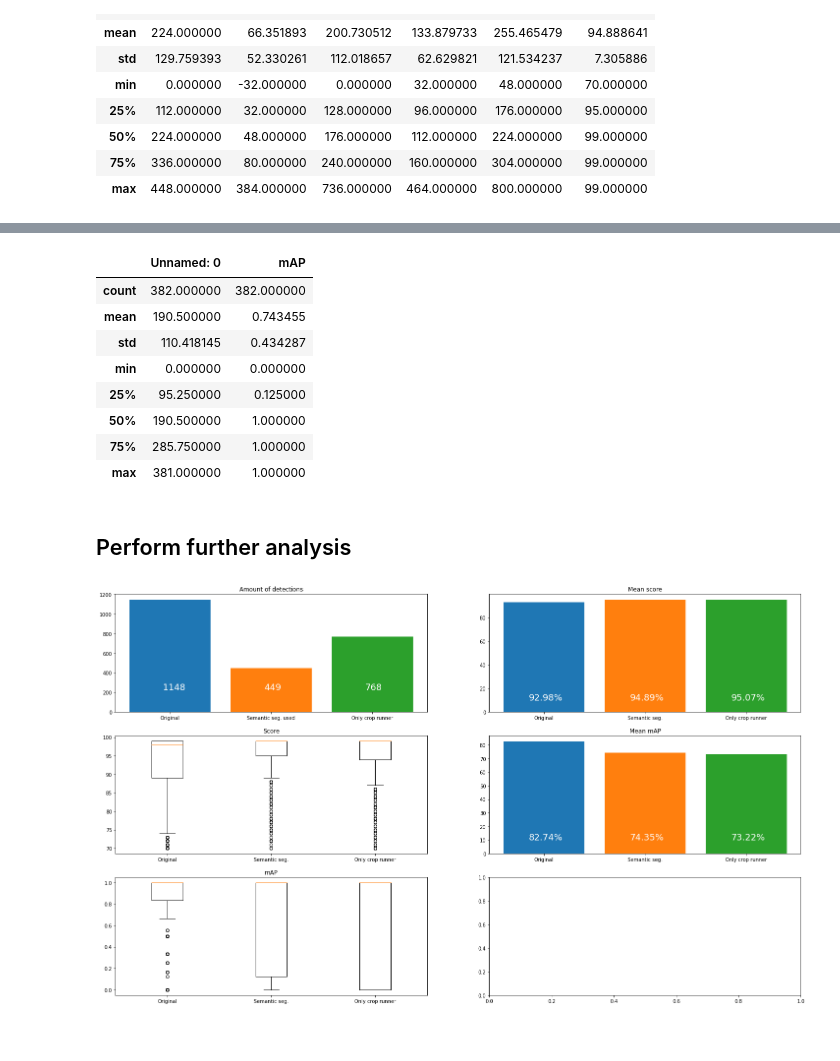
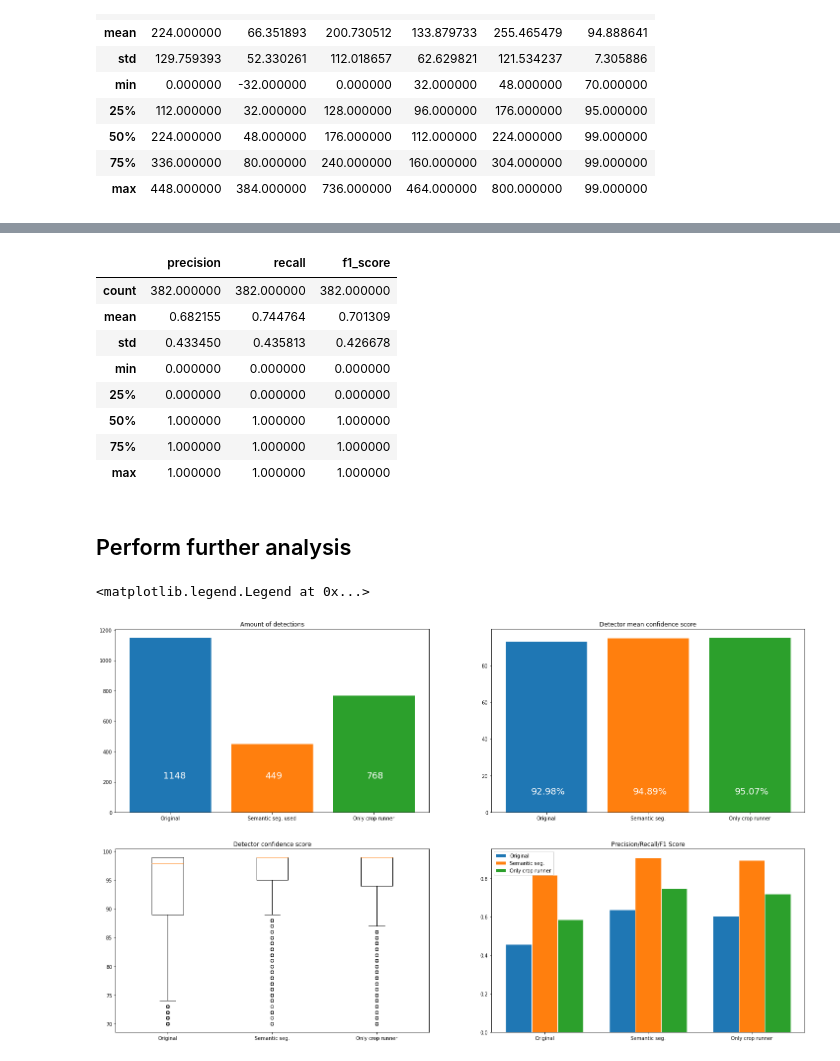
Before and after one commit to darkhorrow/semantic-segmentation-tgc, a Jupyter notebook: faster-rncc/MethodComparison.ipynb, the cells around one changed output, grey strips where cells are left out. Saved outputs shown, nothing was run; the diff lists cells and outputs as text; code cells hidden in the pictures; blank space fills up the shorter version.

Commit message:
Changed comparison results

```diff
--- a/faster-rncc/MethodComparison.ipynb
+++ b/faster-rncc/MethodComparison.ipynb
@@ -12,11 +12,15 @@ Mounted at /content/drive
 # %%
 ORIGINAL_RESULTS = "/content/drive/MyDrive/TFM/comparison_files/original_predictions.csv"
 YOLO_RESULTS = "/content/drive/MyDrive/TFM/comparison_files/people_crop_predictions.csv"
-CROP_RESULTS = "/content/drive/MyDrive/TFM/comparison_files/segmentation_crop_predictions.csv"
+CROP_RESULTS = "/content/drive/MyDrive/TFM/comparison_files/seg_crop_predictions.csv"
 
 ORIGINAL_METRICS = "/content/drive/MyDrive/TFM/comparison_files/original_metrics.csv"
 YOLO_METRICS = "/content/drive/MyDrive/TFM/comparison_files/people_crop_metrics.csv"
-CROP_METRICS = "/content/drive/MyDrive/TFM/comparison_files/segmentation_crop_metrics.csv"
+CROP_METRICS = "/content/drive/MyDrive/TFM/comparison_files/seg_crop_metrics.csv"
+
+ORIGINAL_FINAL_METRICS = "/content/drive/MyDrive/TFM/comparison_files/original_final_metrics.csv"
+YOLO_FINAL_METRICS = "/content/drive/MyDrive/TFM/comparison_files/people_crop_final_metrics.csv"
+CROP_FINAL_METRICS = "/content/drive/MyDrive/TFM/comparison_files/seg_crop_final_metrics.csv"
 # %% [markdown]
 ## Read predictions
 # %%
@@ -32,6 +37,10 @@ crop_df = pd.read_csv(CROP_RESULTS)
 original_metrics_df = pd.read_csv(ORIGINAL_METRICS)
 yolo_metrics_df = pd.read_csv(YOLO_METRICS)
 crop_metrics_df = pd.read_csv(CROP_METRICS)
+
+original_final_metrics_df = pd.read_csv(ORIGINAL_FINAL_METRICS)
+yolo_final_metrics_df = pd.read_csv(YOLO_FINAL_METRICS)
+crop_final_metrics_df = pd.read_csv(CROP_FINAL_METRICS)
 # %%
 original_df.describe()
 # %% [output]
@@ -95,15 +104,15 @@ yolo_metrics_df.describe()
 # %%
 crop_metrics_df.describe()
 # %% [output]
-|  | Unnamed: 0 | mAP |
-| count | 382.000000 | 382.000000 |
-| mean | 190.500000 | 0.743455 |
-| std | 110.418145 | 0.434287 |
-| min | 0.000000 | 0.000000 |
-| 25% | 95.250000 | 0.125000 |
-| 50% | 190.500000 | 1.000000 |
-| 75% | 285.750000 | 1.000000 |
-| max | 381.000000 | 1.000000 |
+|  | precision | recall | f1_score |
+| count | 382.000000 | 382.000000 | 382.000000 |
+| mean | 0.682155 | 0.744764 | 0.701309 |
+| std | 0.433450 | 0.435813 | 0.426678 |
+| min | 0.000000 | 0.000000 | 0.000000 |
+| 25% | 0.000000 | 0.000000 | 0.000000 |
+| 50% | 1.000000 | 1.000000 | 1.000000 |
+| 75% | 1.000000 | 1.000000 | 1.000000 |
+| max | 1.000000 | 1.000000 | 1.000000 |
 # %% [markdown]
 ## Perform further analysis
 # %%
@@ -123,5 +138,5 @@ crop_df.drop('Unnamed: 0', inplace=True, axis=1)
 # %%
-fig, axs = plt.subplots(3, 2)
+fig, axs = plt.subplots(2, 2)
 fig.set_size_inches(25, 15)
 
 # Amount of images
@@ -145,55 +160,51 @@ for i, v in enumerate(labels):
 
 heights = [original_df['score'].mean(), crop_df['score'].mean(), yolo_df['score'].mean()]
 labels = ['Original', 'Semantic seg.', 'Only crop runner']
 
 axs[0, 1].bar(indexes[0], heights[0])
 axs[0, 1].bar(indexes[1], heights[1])
 axs[0, 1].bar(indexes[2], heights[2])
 
-axs[0, 1].set_title('Mean score')
+axs[0, 1].set_title('Detector mean confidence score')
 axs[0, 1].set_xticks(indexes)
 axs[0, 1].set_xticklabels(labels)
 
 for i, v in enumerate(labels):
   axs[0, 1].text(-0.15 + i, 10, f'{round(heights[i], 2)}%', fontsize=18, color=(1,1,1,1))
 
 
 # Boxplot scores
 
 heights = [original_df['score'].to_numpy(), crop_df['score'].to_numpy(), yolo_df['score'].to_numpy()]
 labels = ['Original', 'Semantic seg.', 'Only crop runner']
 
 axs[1, 0].boxplot([heights[0], heights[1], heights[2]])
 
-axs[1, 0].set_title('Score')
+axs[1, 0].set_title('Detector confidence score')
 axs[1, 0].set_xticklabels(labels)
 
-# mAP scores
+# Precision/Recall/F1-Scores
 
-heights = [original_metrics_df['mAP'].mean()*100, crop_metrics_df['mAP'].mean()*100, yolo_metrics_df['mAP'].mean()*100]
-labels = ['Original', 'Semantic seg.', 'Only crop runner']
+barWidth = 0.25
 
-axs[1, 1].bar(indexes[0], heights[0])
-axs[1, 1].bar(indexes[1], heights[1])
-axs[1, 1].bar(indexes[2], heights[2])
+bars1 = [original_final_metrics_df['precision'].to_numpy()[0], crop_final_metrics_df['precision'].to_numpy()[0], yolo_final_metrics_df['precision'].to_numpy()[0]]
+bars2 = [original_final_metrics_df['recall'].to_numpy()[0], crop_final_metrics_df['recall'].to_numpy()[0], yolo_final_metrics_df['recall'].to_numpy()[0]]
+bars3 = [original_final_metrics_df['f1_score'].to_numpy()[0], crop_final_metrics_df['f1_score'].to_numpy()[0], yolo_final_metrics_df['f1_score'].to_numpy()[0]]
 
-axs[1, 1].set_title('Mean mAP')
-axs[1, 1].set_xticks(indexes)
+r1 = np.arange(len(bars1))
+r2 = [x + barWidth for x in r1]
+r3 = [x + barWidth for x in r2]
+
+axs[1, 1].bar(r1, bars1, width=barWidth, edgecolor='white', label=labels[0])
+axs[1, 1].bar(r2, bars2, width=barWidth, edgecolor='white', label=labels[1])
+axs[1, 1].bar(r3, bars3, width=barWidth, edgecolor='white', label=labels[2])
+
+axs[1, 1].set_title('Precision/Recall/F1 Score')
+
+axs[1, 1].set_xticks([r + barWidth for r in range(len(bars1))])
 axs[1, 1].set_xticklabels(labels)
 
-for i, v in enumerate(labels):
-  axs[1, 1].text(-0.15 + i, 10, f'{round(heights[i], 2)}%', fontsize=18, color=(1,1,1,1))
-
-# Boxplot mAP
-
-heights = [original_metrics_df['mAP'].to_numpy(), crop_metrics_df['mAP'].to_numpy(), yolo_metrics_df['mAP'].to_numpy()]
-labels = ['Original', 'Semantic seg.', 'Only crop runner']
-
-axs[2, 0].boxplot([heights[0], heights[1], heights[2]])
-
-axs[2, 0].set_title('mAP')
-axs[2, 0].set_xticklabels(labels)
-
-plt.show()
+axs[1, 1].legend()
 # %% [output]
+<matplotlib.legend.Legend at 0x...>
-[figure, old version]
+[figure, new version]
```
Also changed, not shown: parts of 6 cells of this notebook.
